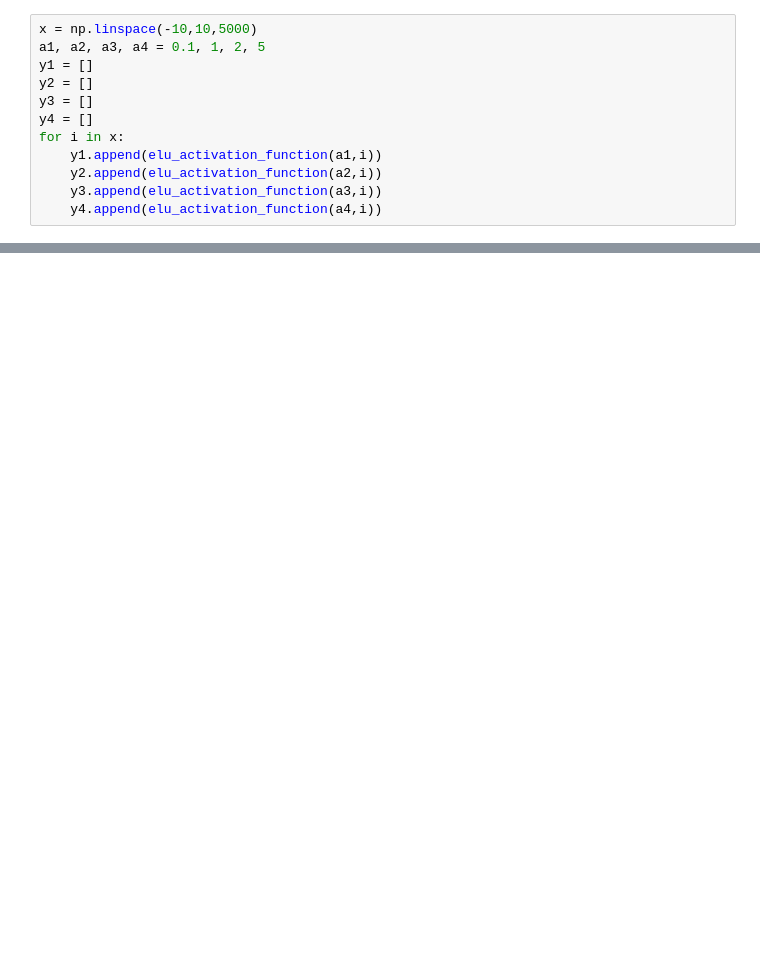
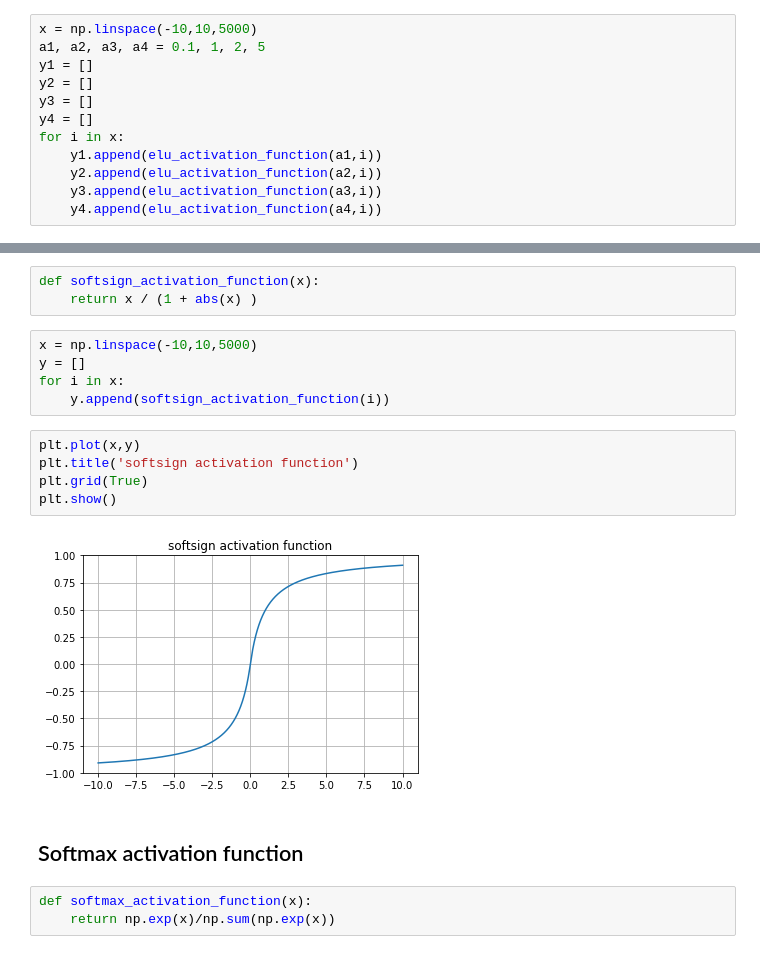
Before and after one commit to nilutpolkashyap/Robotics-Automation-QSTP-2021, a Jupyter notebook: Untitled.ipynb, the cells around one changed output, grey strips where cells are left out. Drawn from its saved outputs; the diff is of its cells as text; blank space fills up the shorter version.

```diff
--- a/Untitled.ipynb
+++ b/Untitled.ipynb
@@ -203,0 +243,20 @@ plt.show()
+# %%
+def softsign_activation_function(x):
+    return x / (1 + abs(x) )
+# %%
+x = np.linspace(-10,10,5000)
+y = []
+for i in x:
+    y.append(softsign_activation_function(i))
+# %%
+plt.plot(x,y)
+plt.title('softsign activation function')
+plt.grid(True)
+plt.show()
+# %% [output]
+[figure, added]
+# %% [markdown]
+## Softmax activation function
+# %%
+def softmax_activation_function(x):
+    return np.exp(x)/np.sum(np.exp(x))
```
Also changed, not shown: parts of 14 cells of this notebook.
